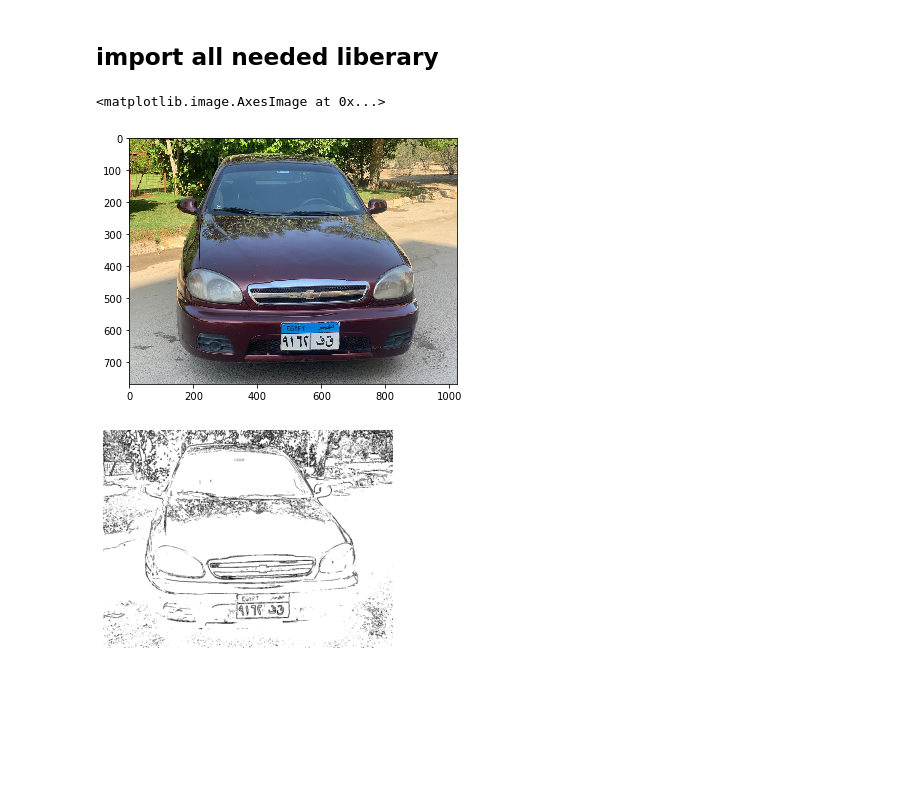
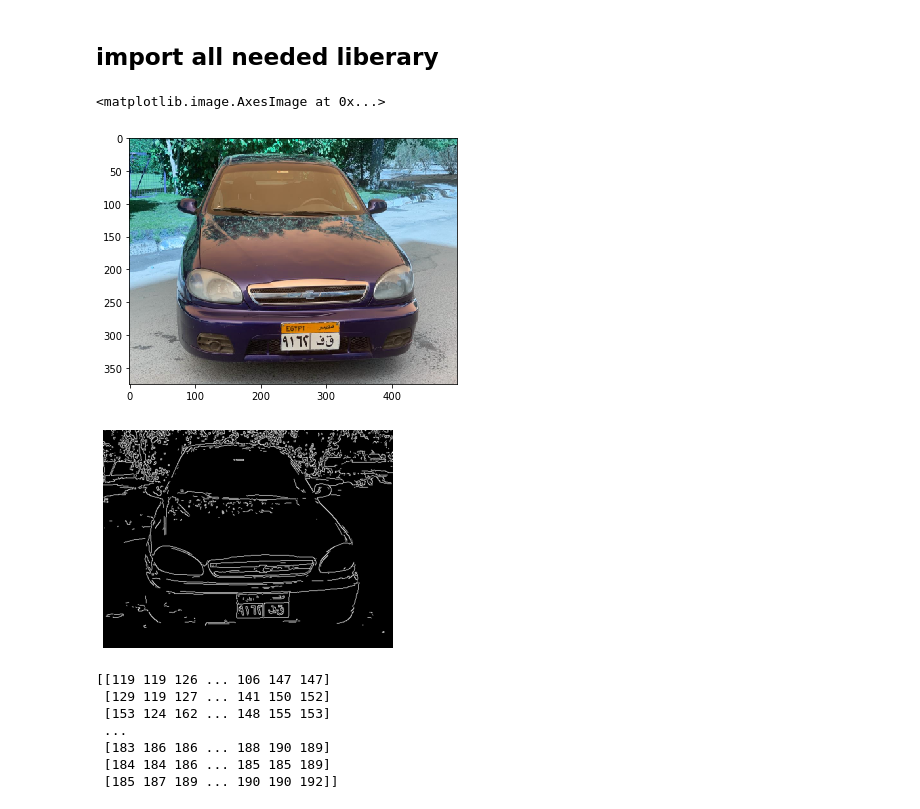
Before and after one commit to Yousif-Ahmed/License-Plate-RecognitionSystem, a Jupyter notebook: model.ipynb, the cells around one changed output. Cells and saved outputs as stored; diff of their text form; code cells hidden in the pictures; blank space fills up the shorter version.

```diff
--- a/model.ipynb
+++ b/model.ipynb
@@ -19,9 +19,9 @@ import math
 from skimage.exposure import histogram
 from matplotlib.pyplot import bar
 # %%
-img_data1 = io.imread("dataset\data6.jpeg")
-
+img_data1 =cv2.imread("dataset\data6.jpeg")
+img_data1 = imutils.resize(img_data1 , width = 500)
 io.imshow(img_data1)
 # %% [output]
 <matplotlib.image.AxesImage at 0x...>
-[figure, old version]
+[figure, new version]
@@ -28,35 +35,41 @@ io.imshow(img_data1)
 # %%
 def show_image (img):
     fig = plt.figure()
     plt.gray()
     plt.imshow(img)
     plt.axis('off')
     plt.show()
 
 def image_preprocessing (img):
     '''
         in this function we are going to applying different preprocessing
         techniques in the input image
 
         prams:
                 img
     '''
-    gray_img = rgb2gray(img)    # convert image to grayscale
+    gray_img = cv2.cvtColor(img , cv2.COLOR_BGR2GRAY)    # convert image to grayscale
+    gray = cv2.bilateralFilter(gray_img, 11, 17, 17)
+    edged = cv2.Canny(gray, 170, 200)
 
-    equalized_image = equalize_adapthist(gray_img) # applaying histogram equalization
+    #equalized_image = equalize_adapthist(gray_img) # applaying histogram equalization
 
-    denoised_imag= denoise_bilateral(equalized_image, sigma_color=0.05, sigma_spatial=15)
-
-    sobel_edge = filters.sobel(denoised_imag) # applaying edge detection using sobel algorithm
+    #edged = Sobel(gray) # applaying edge detection using sobel algorithm
     # we need to discuss the best way to get the best threshold
-    result = ((sobel_edge <0.2))  # convert image to binary using thresholding value
-
-    return result
+    #result = ((edged >0.1))  # convert image to binary using thresholding value
+    return edged , gray
 
 
-preprocessed_img = image_preprocessing(img_data1)
+preprocessed_img  , gray_img= image_preprocessing(img_data1)
 show_image(preprocessed_img)
-
 io.imsave('result1.jpg' , preprocessed_img)
+print(gray_img)
 # %% [output]
-[figure, old version]
+[figure, new version]
+[[119 119 126 ... 106 147 147]
+ [129 119 127 ... 141 150 152]
+ [153 124 162 ... 148 155 153]
+ ...
+ [183 186 186 ... 188 190 189]
+ [184 184 186 ... 185 185 189]
+ [185 187 189 ... 190 190 192]]
```
Also changed, not shown: parts of 6 cells of this notebook, 3 other files.
